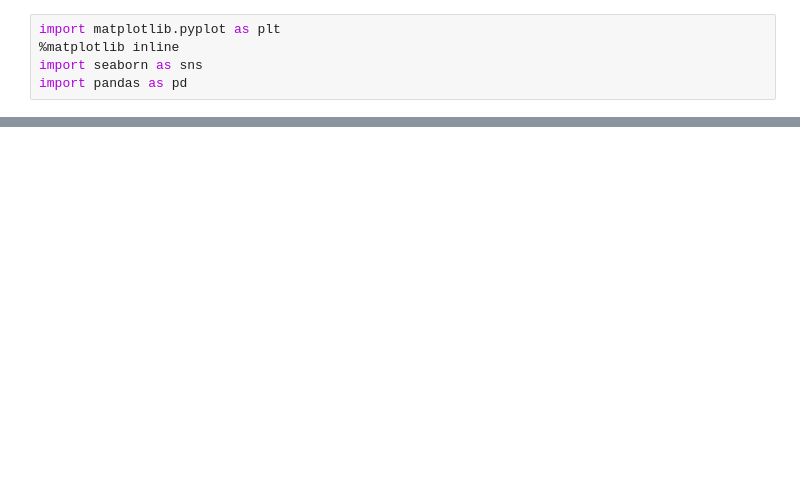
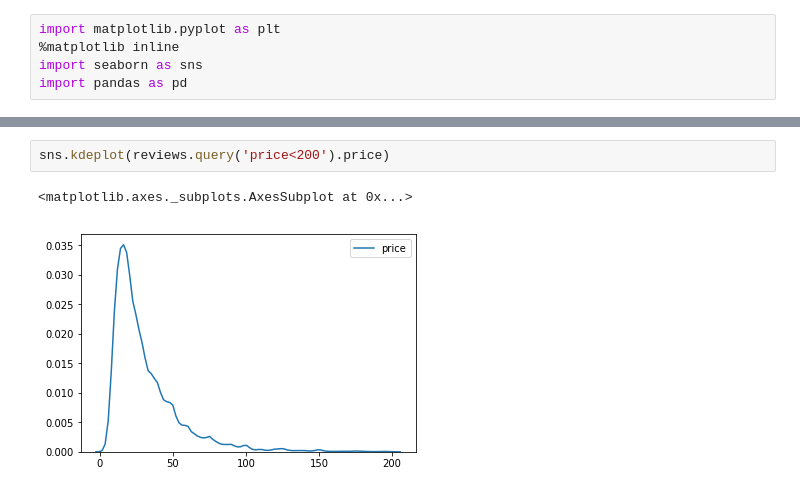
Before and after one commit to dotrungkien/data-visualization, a Jupyter notebook: kernels/plotting-with-seaborn.ipynb, the cells around one changed output, grey strips where cells are left out. Drawn from its saved outputs; the diff is of its cells as text; blank space fills up the shorter version.

```diff
--- a/kernels/plotting-with-seaborn.ipynb
+++ b/kernels/plotting-with-seaborn.ipynb
@@ -15,0 +21,5 @@ reviews.head()
+# %%
+sns.kdeplot(reviews.query('price<200').price)
+# %% [output]
+<matplotlib.axes._subplots.AxesSubplot at 0x...>
+[figure, added]
```
Also changed, not shown: parts of 19 cells of this notebook.
